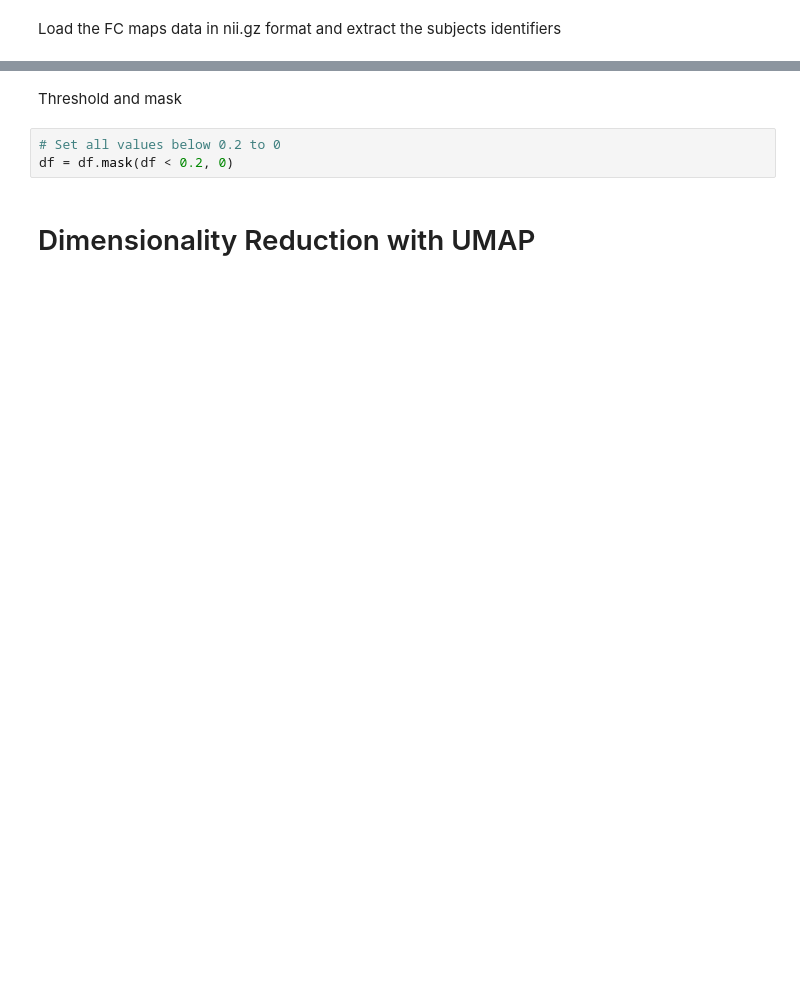
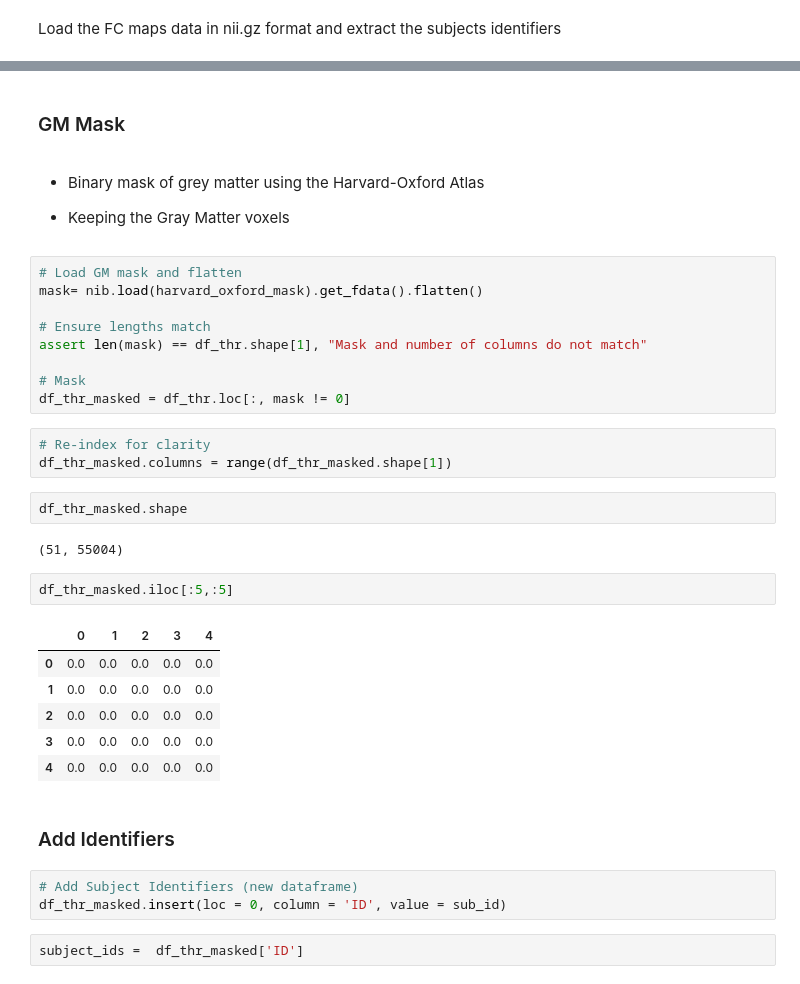
Before and after one commit to EmmaTosato/ANM_Verona, a Jupyter notebook: ANM_code.ipynb, the cells around one changed output, grey strips where cells are left out. Cells and saved outputs as stored; diff of their text form; blank space fills up the shorter version.

```diff
--- a/ANM_code.ipynb
+++ b/ANM_code.ipynb
@@ -66,7 +175,38 @@ df_fdc.insert(loc = 0, column = 'ID', value = sub_id)
 # %% [markdown]
-Threshold and mask
+### GM Mask
+# %% [markdown]
+- Binary mask of grey matter using the Harvard-Oxford Atlas
+
+- Keeping the Gray Matter voxels
 # %%
-# Set all values below 0.2 to 0
-df = df.mask(df < 0.2, 0)
+# Load GM mask and flatten
+mask= nib.load(harvard_oxford_mask).get_fdata().flatten()
+
+# Ensure lengths match
+assert len(mask) == df_thr.shape[1], "Mask and number of columns do not match"
+
+# Mask
+df_thr_masked = df_thr.loc[:, mask != 0]
-# %% [markdown]
-# Dimensionality Reduction with UMAP
+# %%
+# Re-index for clarity
+df_thr_masked.columns = range(df_thr_masked.shape[1])
+# %%
+df_thr_masked.shape
+# %% [output]
+(51, 55004)
+# %%
+df_thr_masked.iloc[:5,:5]
+# %% [output]
+|  | 0 | 1 | 2 | 3 | 4 |
+| 0 | 0.0 | 0.0 | 0.0 | 0.0 | 0.0 |
+| 1 | 0.0 | 0.0 | 0.0 | 0.0 | 0.0 |
+| 2 | 0.0 | 0.0 | 0.0 | 0.0 | 0.0 |
+| 3 | 0.0 | 0.0 | 0.0 | 0.0 | 0.0 |
+| 4 | 0.0 | 0.0 | 0.0 | 0.0 | 0.0 |
+# %% [markdown]
+### Add Identifiers
+# %%
+# Add Subject Identifiers (new dataframe)
+df_thr_masked.insert(loc = 0, column = 'ID', value = sub_id)
+# %%
+subject_ids =  df_thr_masked['ID']
```
Also changed, not shown: parts of 52 cells of this notebook, 1 other file.
